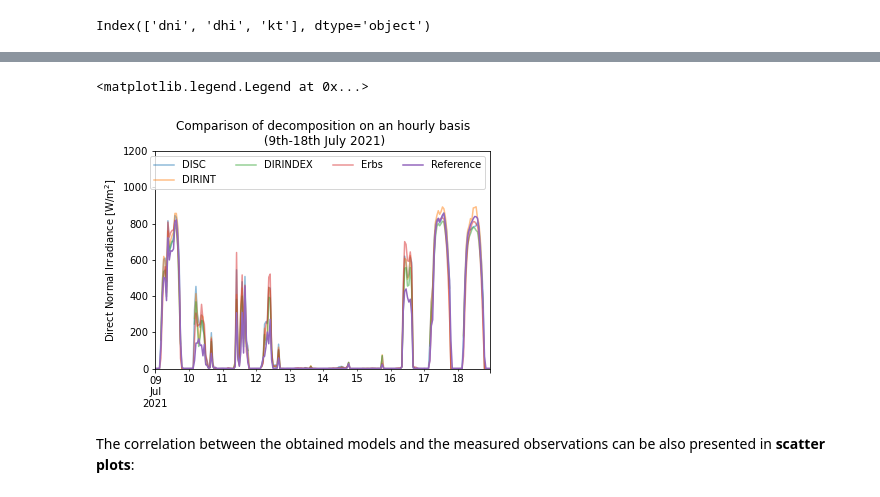
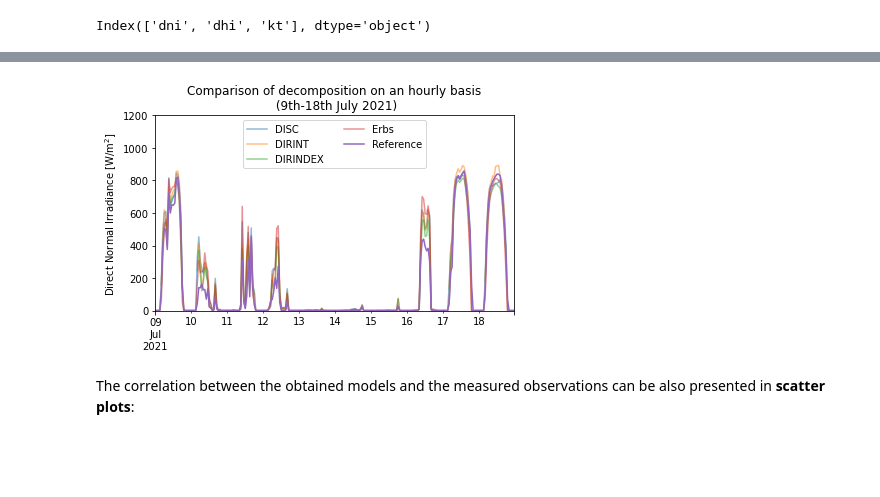
Before and after one commit to AssessingSolar/AssessingSolar, a Jupyter notebook: _sources/notebooks/decomposition_models.ipynb, the cells around one changed output, grey strips where cells are left out. Cells and saved outputs as stored; diff of their text form; code cells hidden in the pictures; blank space fills up the shorter version.

```diff
--- a/_sources/notebooks/decomposition_models.ipynb
+++ b/_sources/notebooks/decomposition_models.ipynb
@@ -236,18 +237,18 @@ plt.legend(loc='upper left')
 # %%
 # Plot of models for several days on an hourly basis
 disc.loc['20210709':'20210718', 'dni'].resample('1h').mean().plot(label='DISC', alpha=0.5) # format of date YYYYMMDD
 dirint.loc['20210709':'20210718'].resample('1h').mean().plot(label='DIRINT', alpha=0.5)
 dirindex.loc['20210709':'20210718'].resample('1h').mean().plot(label='DIRINDEX', alpha=0.5)
 erbs.loc['20210709':'20210718', 'dni'].resample('1h').mean().plot(label='Erbs', alpha=0.5)
 df.loc['20210709':'20210718', 'dni'].resample('1h').mean().plot(label='Reference')
 
 plt.ylim(0,1200)
 plt.ylabel('Direct Normal Irradiance [W/m$^2$]')
 plt.title('Comparison of decomposition on an hourly basis\n (9th-18th July 2021)')
-plt.legend(ncol=4)
+plt.legend(ncol=2, loc='upper center')
+plt.tight_layout()
 # %% [output]
-<matplotlib.legend.Legend at 0x...>
-[figure, old version]
+[figure, new version]
 # %% [markdown]
 The correlation between the obtained models and the measured observations can be also presented in **scatter plots**:
 # %%
```
Also changed, not shown: parts of 8 cells of this notebook, 14 other files.
